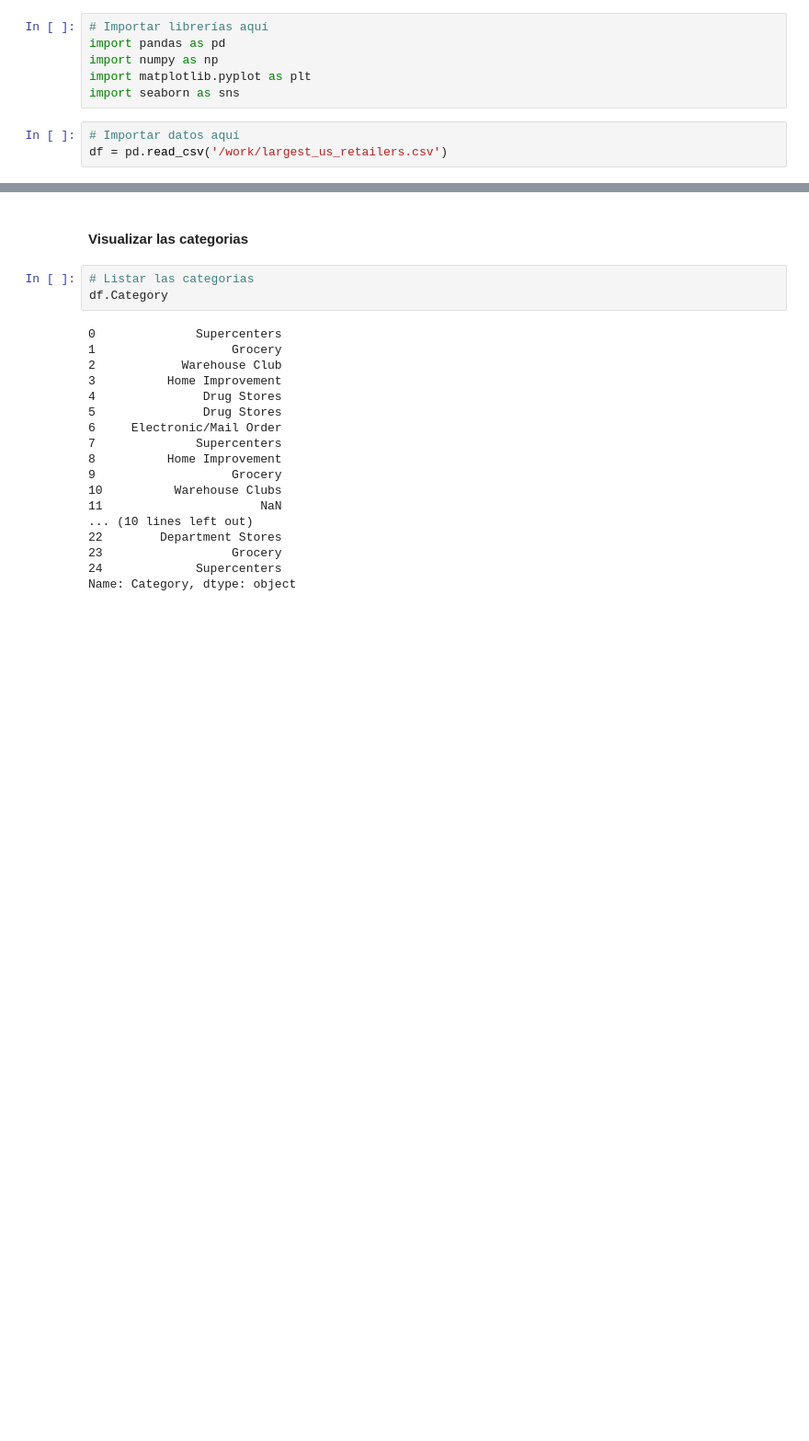
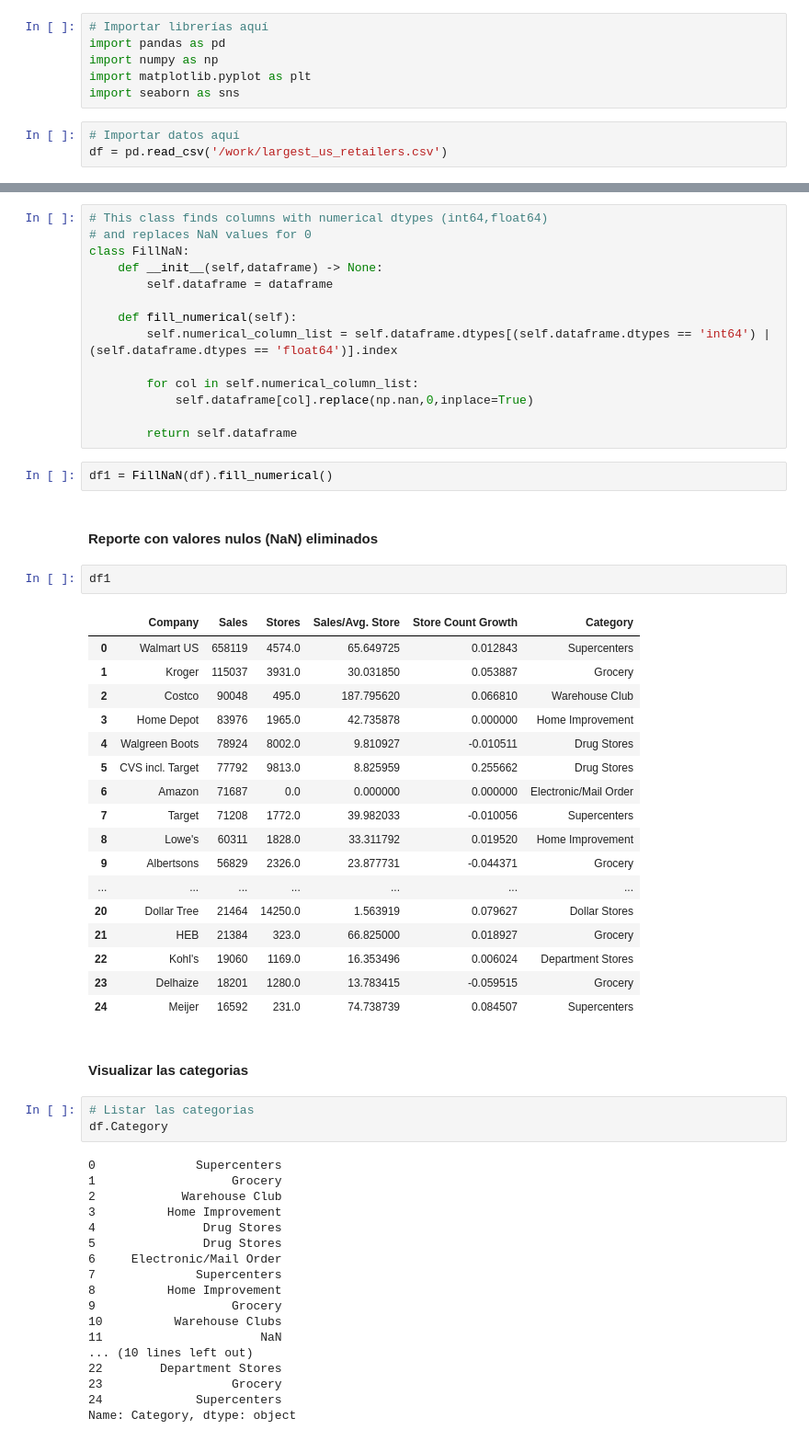
Before and after one commit to r3card0/Data-Academy-Project, a Jupyter notebook: proyecto_datacademy.ipynb, the cells around one changed output, grey strips where cells are left out. Shown at 92% size. Cells and saved outputs as stored; diff of their text form; blank space fills up the shorter version.

```diff
--- a/proyecto_datacademy.ipynb
+++ b/proyecto_datacademy.ipynb
@@ -62,3 +63,41 @@ Index(['Company', 'Sales', 'Stores', 'Sales/Avg. Store', 'Store Count Growth',
+# %%
+# This class finds columns with numerical dtypes (int64,float64)
+# and replaces NaN values for 0
+class FillNaN:
+    def __init__(self,dataframe) -> None:
+        self.dataframe = dataframe
+
+    def fill_numerical(self):
+        self.numerical_column_list = self.dataframe.dtypes[(self.dataframe.dtypes == 'int64') | (self.dataframe.dtypes == 'float64')].index
+
+        for col in self.numerical_column_list:
+            self.dataframe[col].replace(np.nan,0,inplace=True)
+
+        return self.dataframe
+# %%
+df1 = FillNaN(df).fill_numerical()
+# %% [markdown]
+#### Reporte con valores nulos (NaN) eliminados
+# %%
+df1
+# %% [output]
+|  | Company | Sales | Stores | Sales/Avg. Store | Store Count Growth | Category |
+| 0 | Walmart US | 658119 | 4574.0 | 65.649725 | 0.012843 | Supercenters |
+| 1 | Kroger | 115037 | 3931.0 | 30.031850 | 0.053887 | Grocery |
+| 2 | Costco | 90048 | 495.0 | 187.795620 | 0.066810 | Warehouse Club |
+| 3 | Home Depot | 83976 | 1965.0 | 42.735878 | 0.000000 | Home Improvement |
+| 4 | Walgreen Boots | 78924 | 8002.0 | 9.810927 | -0.010511 | Drug Stores |
+| 5 | CVS incl. Target | 77792 | 9813.0 | 8.825959 | 0.255662 | Drug Stores |
+| 6 | Amazon | 71687 | 0.0 | 0.000000 | 0.000000 | Electronic/Mail Order |
+| 7 | Target | 71208 | 1772.0 | 39.982033 | -0.010056 | Supercenters |
+| 8 | Lowe's | 60311 | 1828.0 | 33.311792 | 0.019520 | Home Improvement |
+| 9 | Albertsons | 56829 | 2326.0 | 23.877731 | -0.044371 | Grocery |
+| ... | ... | ... | ... | ... | ... | ... |
+| 20 | Dollar Tree | 21464 | 14250.0 | 1.563919 | 0.079627 | Dollar Stores |
+| 21 | HEB | 21384 | 323.0 | 66.825000 | 0.018927 | Grocery |
+| 22 | Kohl's | 19060 | 1169.0 | 16.353496 | 0.006024 | Department Stores |
+| 23 | Delhaize | 18201 | 1280.0 | 13.783415 | -0.059515 | Grocery |
+| 24 | Meijer | 16592 | 231.0 | 74.738739 | 0.084507 | Supercenters |
 # %% [markdown]
 #### Visualizar las categorias
 # %%
```
Also changed, not shown: parts of 14 cells of this notebook.
